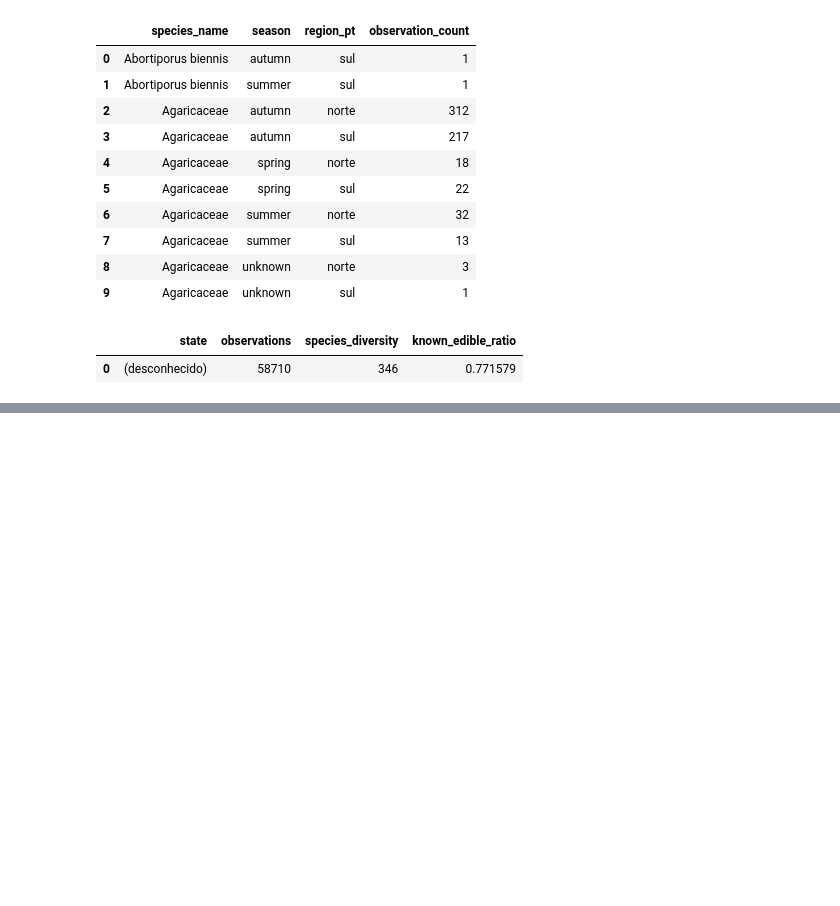
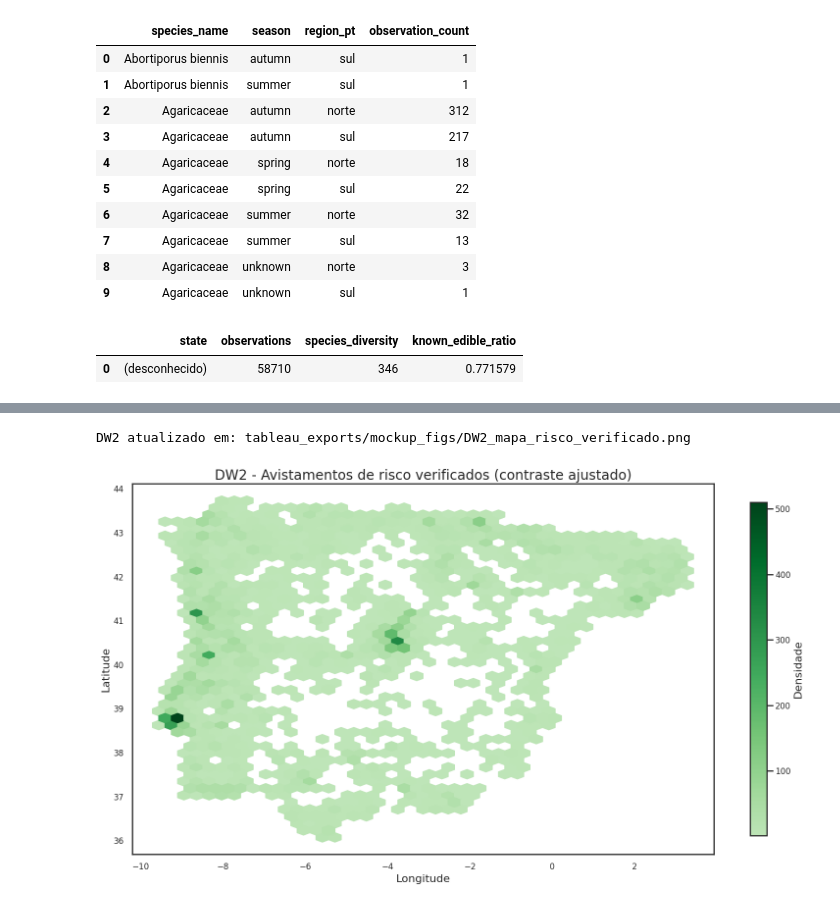
Before and after one commit to GustaTheCreator/TAD, a Jupyter notebook: obs.ipynb, the cells around one changed output, grey strips where cells are left out. Drawn from its saved outputs; the diff is of its cells as text; code cells hidden in the pictures; blank space fills up the shorter version.

```diff
--- a/obs.ipynb
+++ b/obs.ipynb
@@ -770,0 +1201,53 @@ Data marts exportados:
+# %%
+# DW2 (ajuste de contraste): tom minimo mais escuro
+from matplotlib.colors import LinearSegmentedColormap
+
+if "mock_geo" in globals():
+    dw2_adj = mock_geo[(mock_geo["risk_type"] == "poisonous") & (mock_geo["verified"])].copy()
+else:
+    temp = df.copy()
+    if "quality_grade" in temp.columns:
+        temp["verified"] = temp["quality_grade"].astype(str).str.lower().eq("research")
+    else:
+        temp["verified"] = True
+    if "risk_type" not in temp.columns:
+        temp["risk_type"] = "poisonous"
+    dw2_adj = temp.dropna(subset=["latitude", "longitude"]).copy()
+    dw2_adj = dw2_adj[(dw2_adj["risk_type"] == "poisonous") & (dw2_adj["verified"])].copy()
+
+if len(dw2_adj) > 0:
+    base = plt.get_cmap("Greens")
+    # Remove os tons muito claros do inicio da paleta
+    darker_greens = LinearSegmentedColormap.from_list(
+        "darker_greens",
+        base(np.linspace(0.28, 1.0, 256))
+    )
+
+    fig, ax = plt.subplots(figsize=(16, 9))
+    hb = ax.hexbin(
+        dw2_adj["longitude"],
+        dw2_adj["latitude"],
+        gridsize=42,
+        cmap=darker_greens,
+        mincnt=1,
+    )
+    cbar = fig.colorbar(hb, ax=ax, shrink=0.9)
+    cbar.set_label("Densidade")
+    ax.set_title("DW2 - Avistamentos de risco verificados (contraste ajustado)")
+    ax.set_xlabel("Longitude")
+    ax.set_ylabel("Latitude")
+    ax.grid(False)
+    plt.tight_layout()
+
+    # Sobrescreve o PNG do DW2 exportado anteriormente
+    out = Path("tableau_exports/mockup_figs/DW2_mapa_risco_verificado.png")
+    out.parent.mkdir(parents=True, exist_ok=True)
+    fig.savefig(out, dpi=320, bbox_inches="tight", facecolor="white")
+    print(f"DW2 atualizado em: {out}")
+
+    plt.show()
+else:
+    print("Sem pontos suficientes para DW2.")
+# %% [output]
+DW2 atualizado em: tableau_exports/mockup_figs/DW2_mapa_risco_verificado.png
+[figure, added]
```
Also changed, not shown: parts of 4 cells of this notebook, 7 other files.
